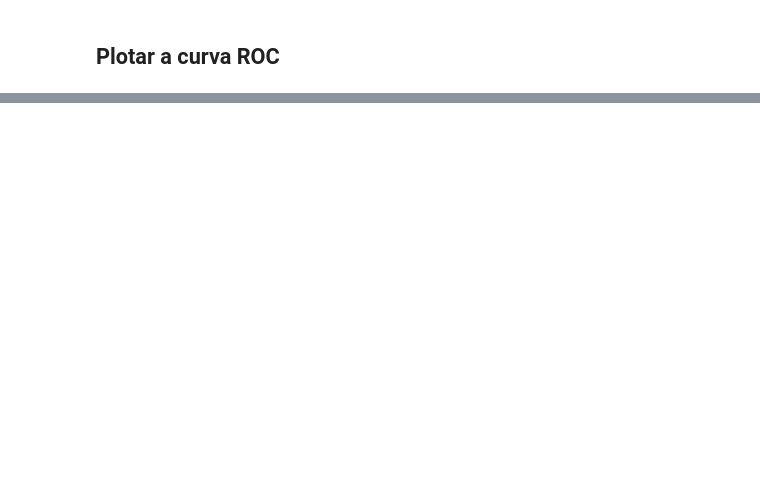
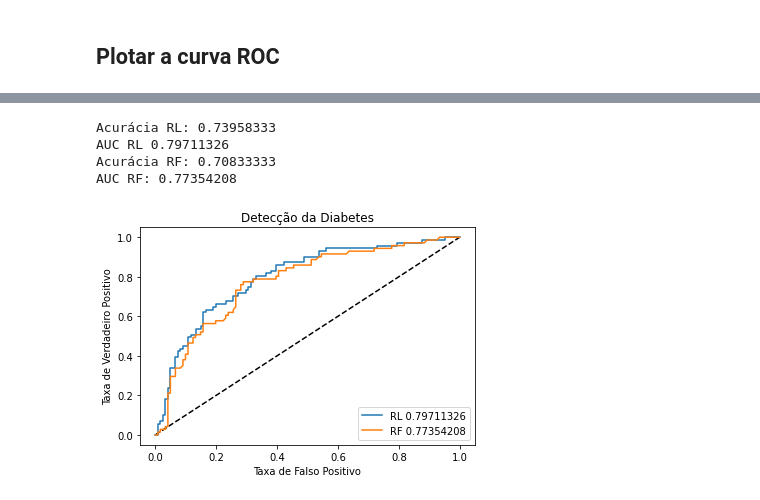
Before and after one commit to fernandoans/machinelearning, a Jupyter notebook: conceitos/ROCeAUC.ipynb, the cells around one changed output, grey strips where cells are left out. Drawn from its saved outputs; the diff is of its cells as text; code cells hidden in the pictures; blank space fills up the shorter version.

```diff
--- a/conceitos/ROCeAUC.ipynb
+++ b/conceitos/ROCeAUC.ipynb
@@ -142,0 +166,6 @@ plt.show()
+# %%
+df = df.drop(columns=['sang'],axis=1)
+df = df.drop(columns=['insul'],axis=1)
+df = df.drop(columns=['gest'],axis=1)
+df = df.drop(columns=['skin'],axis=1)
+df.head()
@@ -142,0 +179,35 @@ plt.show()
+# %%
+conf = df['conf']
+df = df.drop(columns=['conf'],axis=1)
+# %%
+X_train, X_test, y_train, y_test = train_test_split(df, conf, test_size = .25)
+# %%
+# Aplicar Regressão Logística
+clfRL = LogisticRegression(max_iter=1000)
+print("Acurácia RL:", score(clfRL, X_train, X_test, y_train, y_test))
+y_probRL = clfRL.predict_proba(X_test)[::,1]
+fprRL, tprRL, aucRL = auroc(y_test,  y_probRL)
+print("AUC RL", aucRL)
+
+# Aplicar Floresta Aleatória
+clfRF = RandomForestClassifier(n_estimators=1000)
+print("Acurácia RF:", score(clfRF, X_train, X_test, y_train, y_test))
+y_probRF = clfRF.predict_proba(X_test)[::,1]
+fprRF, tprRF, aucRF = auroc(y_test,  y_probRF)
+print("AUC RF:", aucRF)
+# %% [output]
+Acurácia RL: 0.73958333
+AUC RL 0.79711326
+Acurácia RF: 0.70833333
+AUC RF: 0.77354208
+# %%
+plt.plot([0, 1], [0, 1], 'k--')
+plt.plot(fprRL,tprRL,label="RL " + str(aucRL))
+plt.plot(fprRF,tprRF,label="RF " + str(aucRF))
+plt.xlabel('Taxa de Falso Positivo')
+plt.ylabel('Taxa de Verdadeiro Positivo')
+plt.title('Detecção da Diabetes')
+plt.legend(loc="lower right")
+plt.show()
+# %% [output]
+[figure, added]
```
Also changed, not shown: parts of 16 cells of this notebook, 8 other files.
